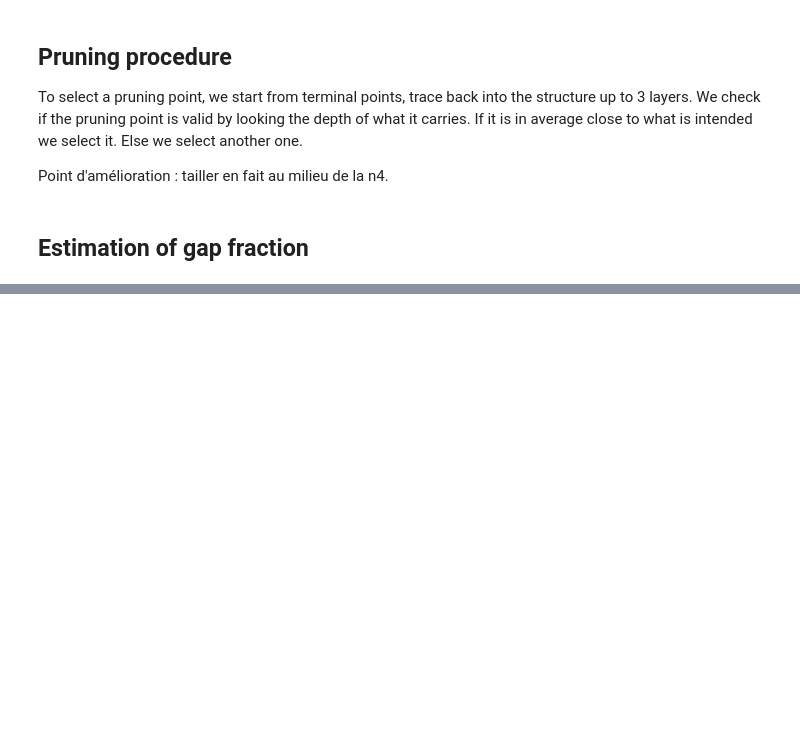
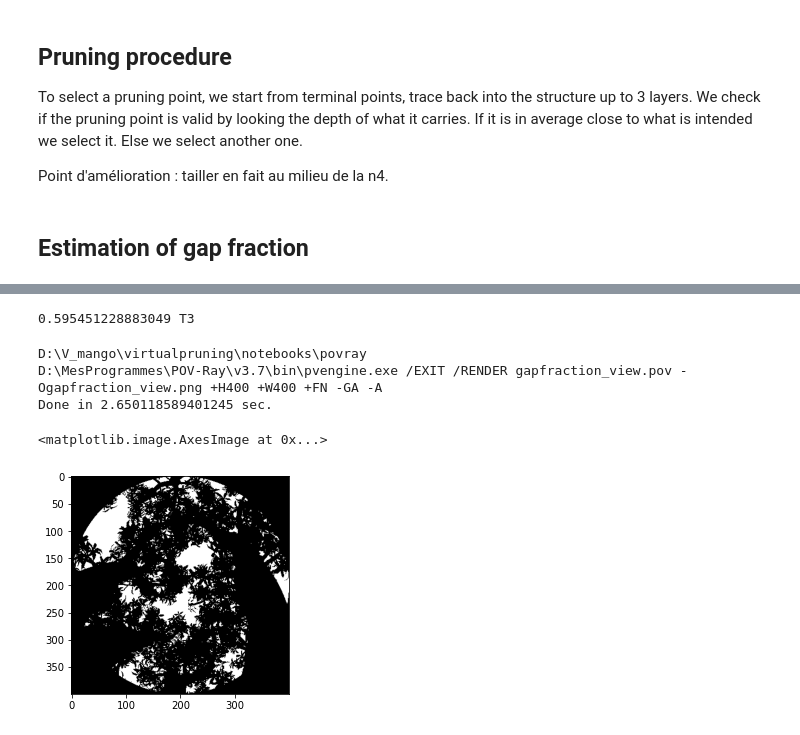
Before and after one commit to fredboudon/virtualpruning, a Jupyter notebook: notebooks/virtualpruning-gapfraction.ipynb, the cells around one changed output, grey strips where cells are left out. Saved outputs shown, nothing was run; the diff lists cells and outputs as text; code cells hidden in the pictures; blank space fills up the shorter version.

Commit message:
improve notebooks

```diff
--- a/notebooks/virtualpruning-gapfraction.ipynb
+++ b/notebooks/virtualpruning-gapfraction.ipynb
@@ -45,4 +45,20 @@ t3 = prune(g, 120)
+# %%
+import pruning ; reload(pruning)
+from pruning import *
+
+t3 = prune(g, 195)
+
+intensity = continuous_intensity_from_pruned(t3)
+print(intensity, intensity_level(intensity))
+# %% [output]
+0.595451228883049 T3
 # %%
-img = generate(t3, size = 400, camheight=150, debug=True)
+img = generate(t3, size = 400, camheight = 120, debug=True)
 imshow(img)
+# %% [output]
+D:\V_mango\virtualpruning\notebooks\povray
+D:\MesProgrammes\POV-Ray\v3.7\bin\pvengine.exe /EXIT /RENDER gapfraction_view.pov -Ogapfraction_view.png +H400 +W400 +FN -GA -A
+Done in 2.650118589401245 sec.
+<matplotlib.image.AxesImage at 0x...>
+[figure, added]
 # %%
```
Also changed, not shown: parts of 11 cells of this notebook.
